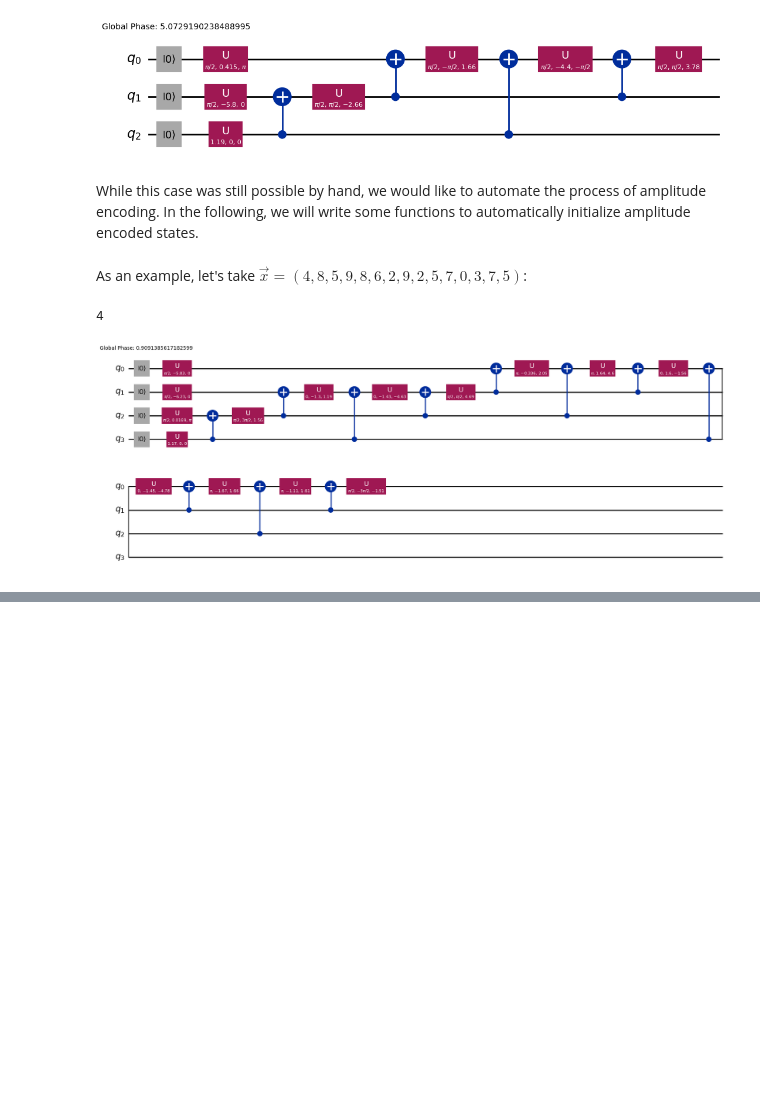
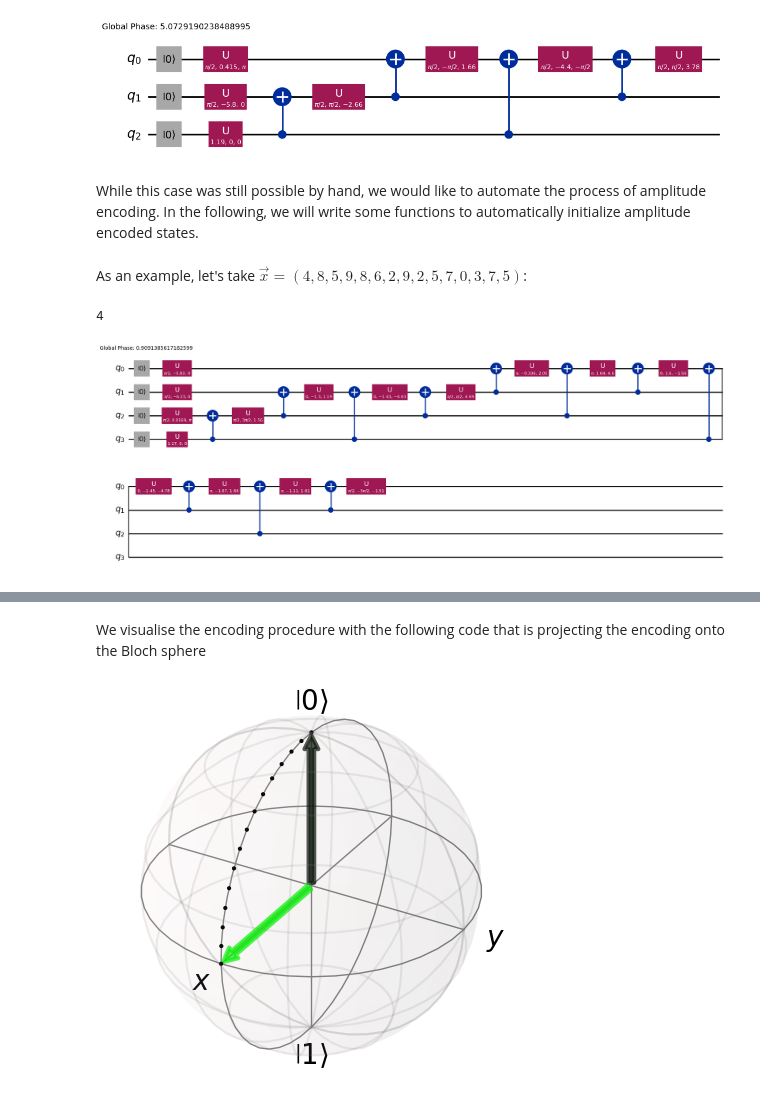
Before and after one commit to preimitz/QuantumComp-QuantumInfo, a Jupyter notebook: quantum-computing-tools/Qiskit/999-1-Data-Encoding.ipynb, the cells around one changed output, grey strips where cells are left out. Drawn from its saved outputs; the diff is of its cells as text; code cells hidden in the pictures; blank space fills up the shorter version.

Commit message:
added phase encoding to notebook

```diff
--- a/quantum-computing-tools/Qiskit/999-1-Data-Encoding.ipynb
+++ b/quantum-computing-tools/Qiskit/999-1-Data-Encoding.ipynb
@@ -165,0 +184,78 @@ run_encoding(state,16)
+# %%
+from qiskit.quantum_info import Statevector
+from math import pi
+
+qc = QuantumCircuit(1)
+state1 = Statevector.from_instruction(qc)
+qc.ry(pi / 2, 0)  # Phase gate rotates by an angle pi/2
+state2 = Statevector.from_instruction(qc)
+states = state1, state2
+# %% [markdown]
+We visualise the encoding procedure with the following code that is projecting the encoding onto the Bloch sphere
+# %%
+import numpy as np
+from qiskit.visualization.bloch import Bloch
+from qiskit.visualization.state_visualization import _bloch_multivector_data
+
+
+def plot_Nstates(states, axis, plot_trace_points=True):
+    """This function plots N states to 1 Bloch sphere"""
+    bloch_vecs = [_bloch_multivector_data(s)[0] for s in states]
+
+    if axis is None:
+        bloch_plot = Bloch()
+    else:
+        bloch_plot = Bloch(axes=axis)
+
+    bloch_plot.add_vectors(bloch_vecs)
+
+    if len(states) > 1:
+
+        def rgba_map(x, num):
+            g = (0.95 - 0.05) / (num - 1)
+            i = 0.95 - g * num
+            y = g * x + i
+            return (0.0, y, 0.0, 0.7)
+
+        num = len(states)
+        bloch_plot.vector_color = [rgba_map(x, num) for x in range(1, num + 1)]
+
+    bloch_plot.vector_width = 3
+    bloch_plot.vector_style = "simple"
+
+    if plot_trace_points:
+
+        def trace_points(bloch_vec1, bloch_vec2):
+            # bloch_vec = (x,y,z)
+            n_points = 15
+            thetas = np.arccos([bloch_vec1[2], bloch_vec2[2]])
+            phis = np.arctan2(
+                [bloch_vec1[1], bloch_vec2[1]], [bloch_vec1[0], bloch_vec2[0]]
+            )
+            if phis[1] < 0:
+                phis[1] = phis[1] + 2 * pi
+            angles0 = np.linspace(phis[0], phis[1], n_points)
+            angles1 = np.linspace(thetas[0], thetas[1], n_points)
+
+            xp = np.cos(angles0) * np.sin(angles1)
+            yp = np.sin(angles0) * np.sin(angles1)
+            zp = np.cos(angles1)
+            pnts = [xp, yp, zp]
+            bloch_plot.add_points(pnts)
+            bloch_plot.point_color = "k"
+            bloch_plot.point_size = [4] * len(bloch_plot.points)
+            bloch_plot.point_marker = ["o"]
+
+        for i in range(len(bloch_vecs) - 1):
+            trace_points(bloch_vecs[i], bloch_vecs[i + 1])
+
+    bloch_plot.sphere_alpha = 0.05
+    bloch_plot.frame_alpha = 0.15
+    bloch_plot.figsize = [4, 4]
+
+    bloch_plot.render()
+
+
+plot_Nstates(states, axis=None, plot_trace_points=True)
+# %% [output]
+[figure, added]
```
Also changed, not shown: parts of 11 cells of this notebook.
